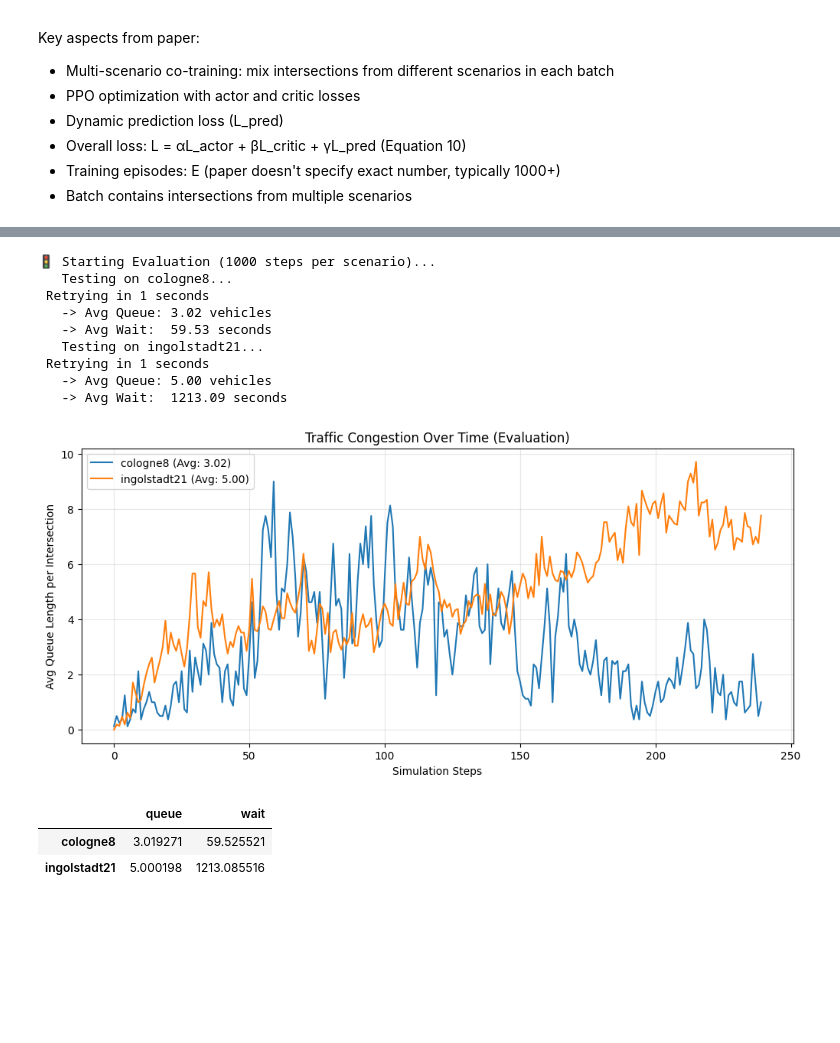
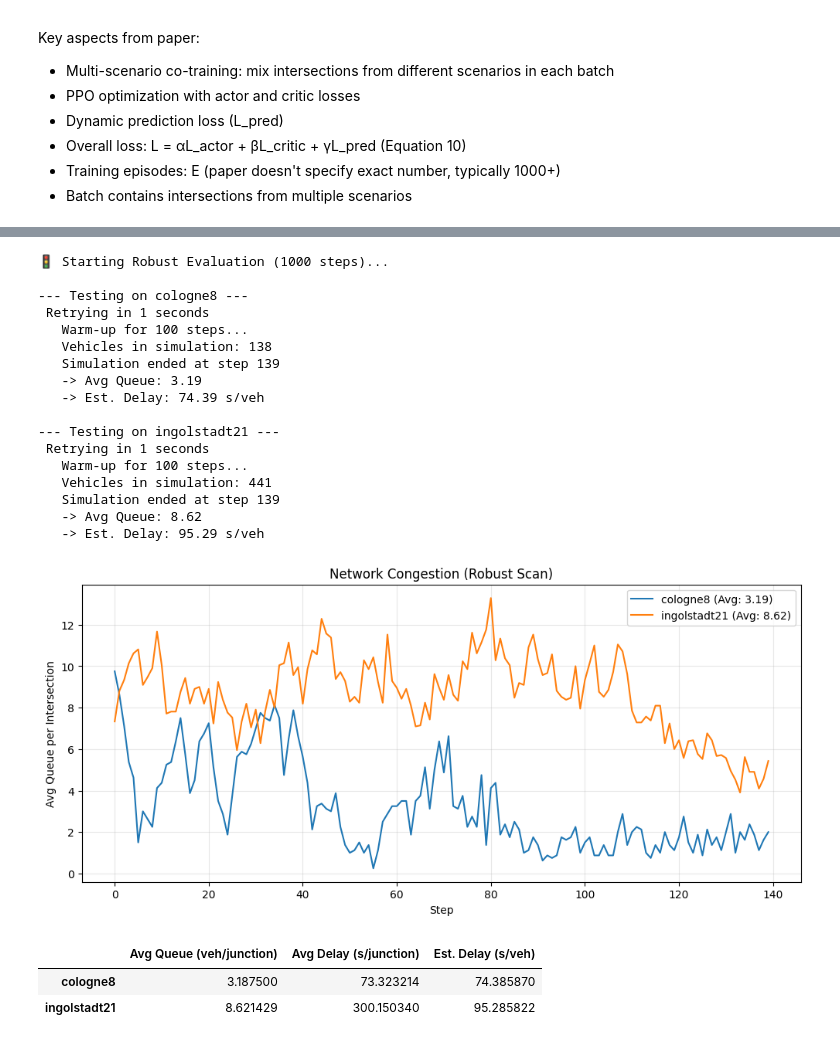
Before and after one commit to SiluniKeerthiratne/rt-repo, a Jupyter notebook: ranidu_script.ipynb, the cells around one changed output, grey strips where cells are left out. Cells and saved outputs as stored; diff of their text form; code cells hidden in the pictures; blank space fills up the shorter version.

Commit message:
Added Delay + Pressure to reward function and updated evaluation to be based on average delay

```diff
--- a/ranidu_script.ipynb
+++ b/ranidu_script.ipynb
@@ -902,6 +893,6 @@ trainer = PPOTrainer(
 )
 
 # 4. Train
-trainer.train(num_episodes=50)
+trainer.train(num_episodes=250)
 # %% [output]
 Model parameters: 0.93M
@@ -1071,29 +1037,29 @@ def plot_results(results):
     plt.grid(True, alpha=0.3)
     plt.show()
 # %%
-# Run evaluation
-eval_results = evaluate_model(trainer, environments, num_steps=1000)
-
-# Show Plot
+eval_results = evaluate_model_robust(trainer, environments, num_steps=1000)
 plot_results(eval_results)
-
-# Display numerical dataframe
-df_results = pd.DataFrame({
-    name: {k: v for k, v in data.items() if k != 'history'}
-    for name, data in eval_results.items()
-}).T
+df_results = pd.DataFrame({k: {m: v for m, v in d.items() if m != 'history'} for k, d in eval_results.items()}).T
 display(df_results)
 # %% [output]
-🚦 Starting Evaluation (1000 steps per scenario)...
-   Testing on cologne8...
+🚦 Starting Robust Evaluation (1000 steps)...
+
+--- Testing on cologne8 ---
  Retrying in 1 seconds
-   -> Avg Queue: 3.02 vehicles
-   -> Avg Wait:  59.53 seconds
-   Testing on ingolstadt21...
+   Warm-up for 100 steps...
+   Vehicles in simulation: 138
+   Simulation ended at step 139
+   -> Avg Queue: 3.19
+   -> Est. Delay: 74.39 s/veh
+
+--- Testing on ingolstadt21 ---
  Retrying in 1 seconds
-   -> Avg Queue: 5.00 vehicles
-   -> Avg Wait:  1213.09 seconds
+   Warm-up for 100 steps...
+   Vehicles in simulation: 441
+   Simulation ended at step 139
+   -> Avg Queue: 8.62
+   -> Est. Delay: 95.29 s/veh
-[figure, old version]
+[figure, new version]
-|  | queue | wait |
-| cologne8 | 3.019271 | 59.525521 |
-| ingolstadt21 | 5.000198 | 1213.085516 |
+|  | Avg Queue (veh/junction) | Avg Delay (s/junction) | Est. Delay (s/veh) |
+| cologne8 | 3.187500 | 73.323214 | 74.385870 |
+| ingolstadt21 | 8.621429 | 300.150340 | 95.285822 |
```
Also changed, not shown: parts of 6 cells of this notebook.
